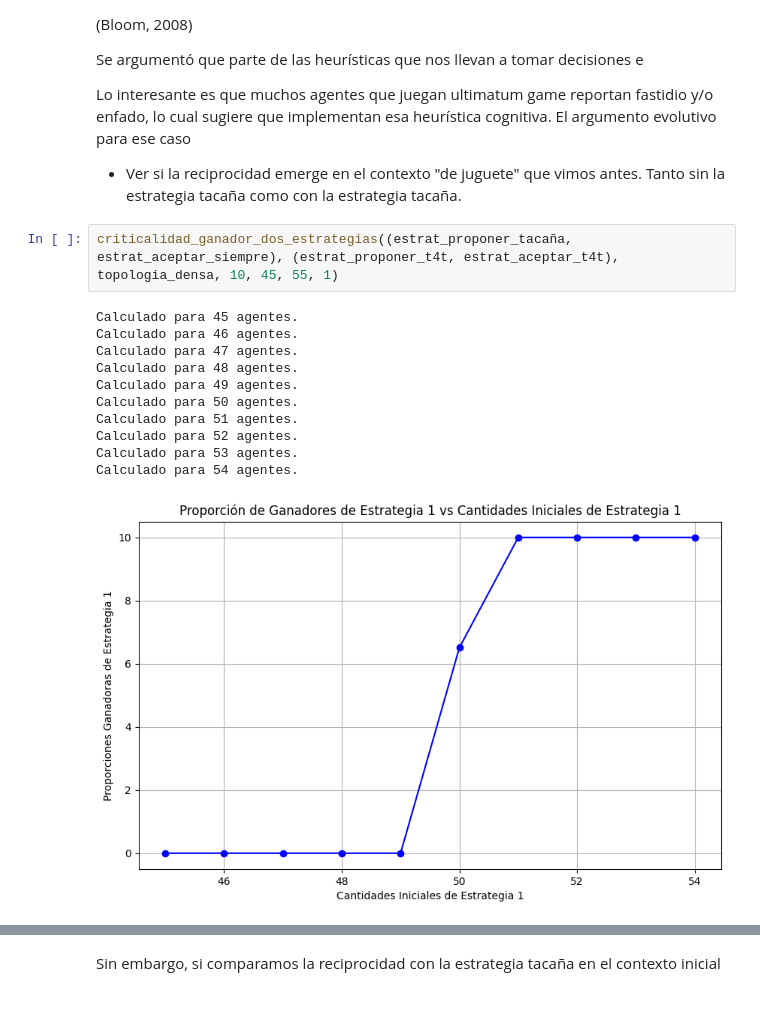
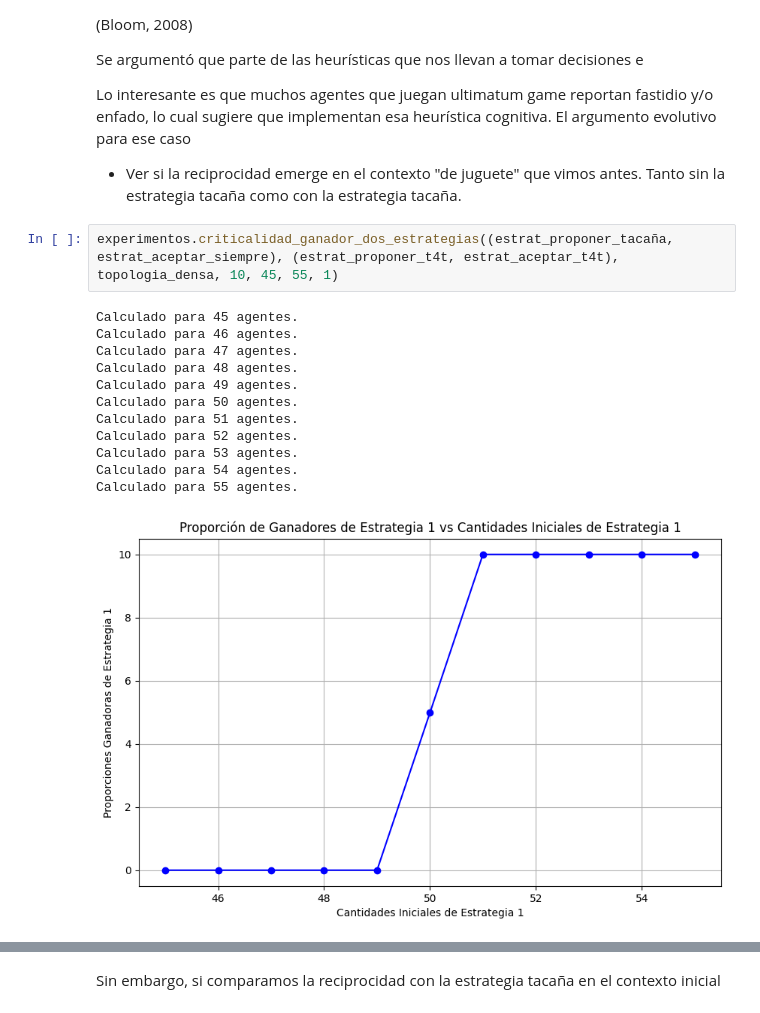
Before and after one commit to matuneville/ultimatum-game-model, a Jupyter notebook: src/informe.ipynb, the cells around one changed output, grey strips where cells are left out. Saved outputs shown, nothing was run; the diff lists cells and outputs as text.

Commit message:
experimentos ecologicos

```diff
--- a/src/informe.ipynb
+++ b/src/informe.ipynb
@@ -226,17 +243,18 @@ Lo interesante es que muchos agentes que juegan ultimatum game reportan fastidio
 
 - Ver si la reciprocidad emerge en el contexto "de juguete" que vimos antes. Tanto sin la estrategia tacaña como con la estrategia tacaña.
 # %%
-criticalidad_ganador_dos_estrategias((estrat_proponer_tacaña, estrat_aceptar_siempre), (estrat_proponer_t4t, estrat_aceptar_t4t), topologia_densa, 10, 45, 55, 1)
+experimentos.criticalidad_ganador_dos_estrategias((estrat_proponer_tacaña, estrat_aceptar_siempre), (estrat_proponer_t4t, estrat_aceptar_t4t), topologia_densa, 10, 45, 55, 1)
 # %% [output]
 Calculado para 45 agentes.
 Calculado para 46 agentes.
 Calculado para 47 agentes.
 Calculado para 48 agentes.
 Calculado para 49 agentes.
 Calculado para 50 agentes.
 Calculado para 51 agentes.
 Calculado para 52 agentes.
 Calculado para 53 agentes.
 Calculado para 54 agentes.
+Calculado para 55 agentes.
-[figure, old version]
+[figure, new version]
 # %%
```
Also changed, not shown: parts of 23 cells of this notebook, 3 other files.
